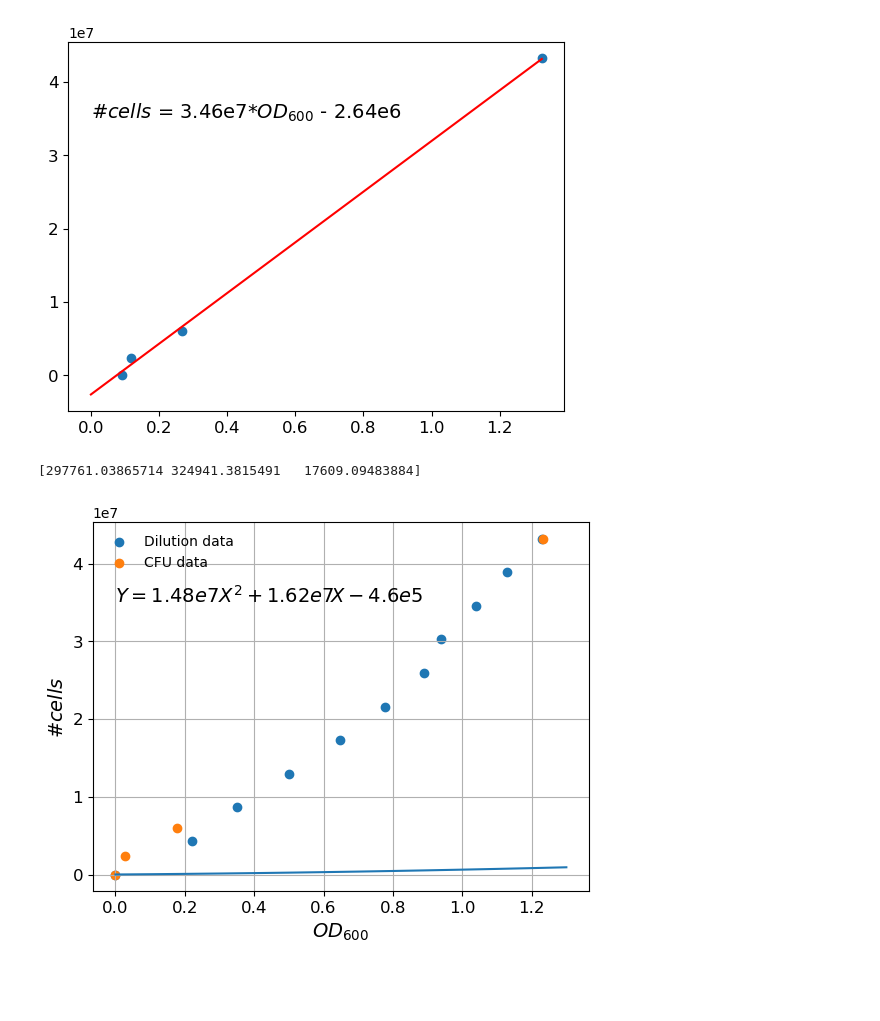
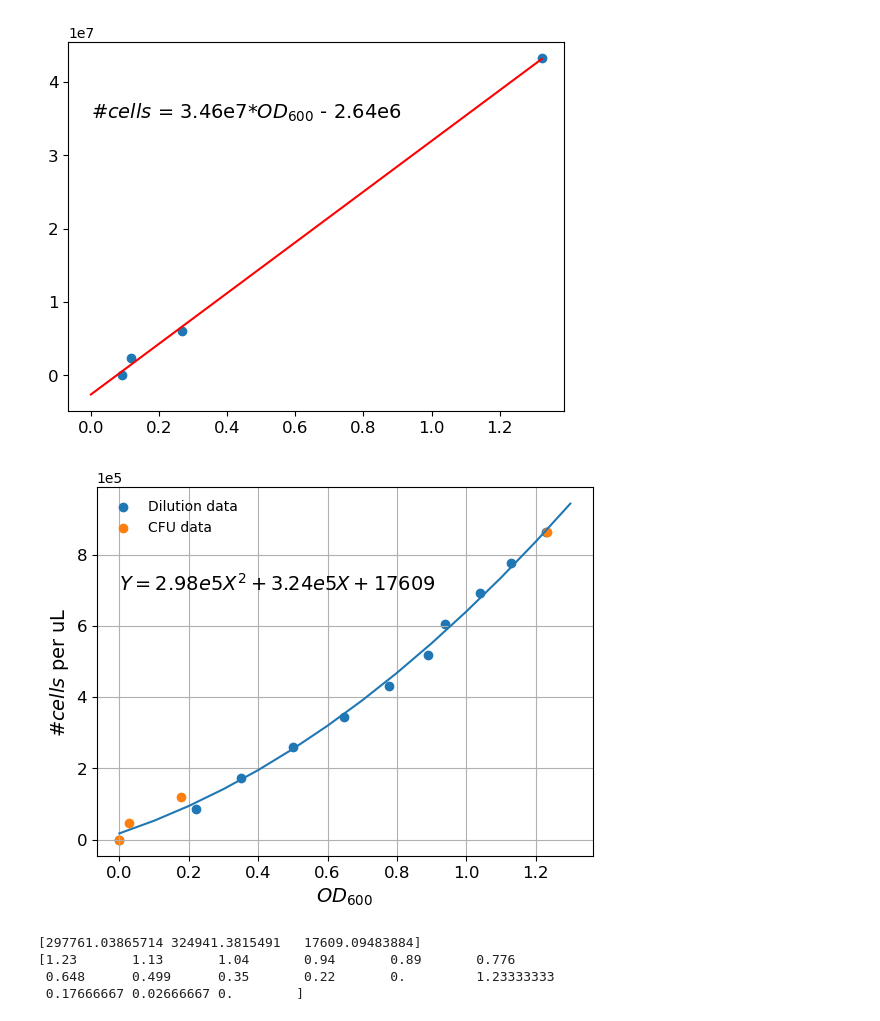
Before and after one commit to eshanking/misc, a Jupyter notebook: od_v_cell_count.ipynb, the cells around one changed output. Drawn from its saved outputs; the diff is of its cells as text; code cells hidden in the pictures; blank space fills up the shorter version.

```diff
--- a/od_v_cell_count.ipynb
+++ b/od_v_cell_count.ipynb
@@ -47,40 +47,55 @@ od_old = od
 # %%
 #%% More OD measurements and polynomial fit
 
+cells = np.array([432,60,(31+17)/2,0])*(10**5)/50 # per uL
+od_old = np.array([np.mean([1.28,1.34,1.35]),
+               np.mean([0.24,0.29,0.27]),
+               np.mean([0.11,0.12,0.12]),
+               0.09])
+
 proportion = np.array([1,0.9,0.8,0.7,0.6,0.5,0.4,0.3,0.2,0.1,0])
-cell_num = proportion*432*10**5
+cell_num = proportion*432*(10**5)/50
 od = np.array([1.32,1.22,1.13,1.03,0.98,0.866,0.738,0.589,0.44,0.31,0.09])
 
 od = od - np.min(od)
 od_old = od_old - np.min(od_old)
 
 fig2,ax2 = plt.subplots()
 
 ax2.scatter(od,cell_num,label='Dilution data')
 
-ydata = np.concatenate((cell_num,cells))/50 # per uL
+ydata = np.concatenate((cell_num,cells)) # per uL
 xdata = np.concatenate((od,od_old))
 
 res = np.polyfit(xdata,ydata,deg=2) # 2nd degree polynomial fit
 x = np.arange(0,max(od)+0.1,step=0.1)
 y = res[2] + res[1]*x + res[0]*x**2
 ax2.plot(x,y)
 
 ax2.scatter(od_old,cells,label='CFU data')
 
 ax2.tick_params('both',labelsize=12)
 ax2.set_xlabel('$OD_{600}$',fontsize=14)
-ax2.set_ylabel('$\# cells$',fontsize=14)
+ax2.set_ylabel('$\# cells$ per uL',fontsize=14)
 
-t = '$Y = 1.48e7X^{2} + 1.62e7X - 4.6e5$'
-ax2.annotate(t,(0,3.5*10**7),fontsize=14)
+t = '$Y = 2.98e5X^{2} + 3.24e5X + 17609$'
+ax2.annotate(t,(0,0.7*10**6),fontsize=14)
 
 ax2.legend(frameon=False)
+
+ax2.ticklabel_format(axis='y',style='sci',scilimits=(0,0))
 
 plt.grid(True)
 fig2.savefig('OD600_vs_cells.png',bbox_inches='tight',dpi=300)
 
 # print(res)
 # %% [output]
-[297761.03865714 324941.3815491   17609.09483884]
-[figure, old version]
+[figure, new version]
+# %%
+print(res)
+print(xdata)
+# %% [output]
+[297761.03865714 324941.3815491   17609.09483884]
+[1.23       1.13       1.04       0.94       0.89       0.776
+ 0.648      0.499      0.35       0.22       0.         1.23333333
+ 0.17666667 0.02666667 0.        ]
```
Also changed, not shown: parts of 1 cell of this notebook, 2 other files.
